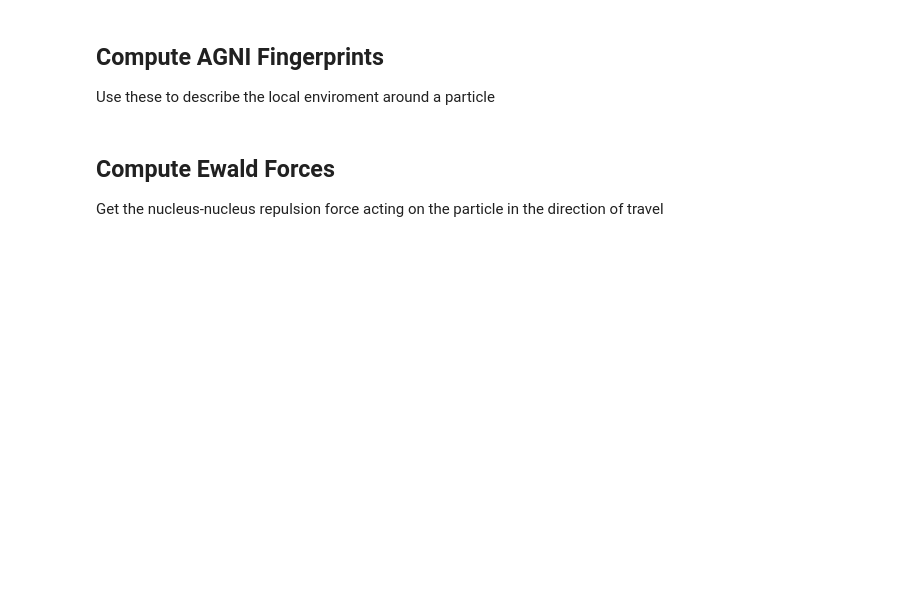
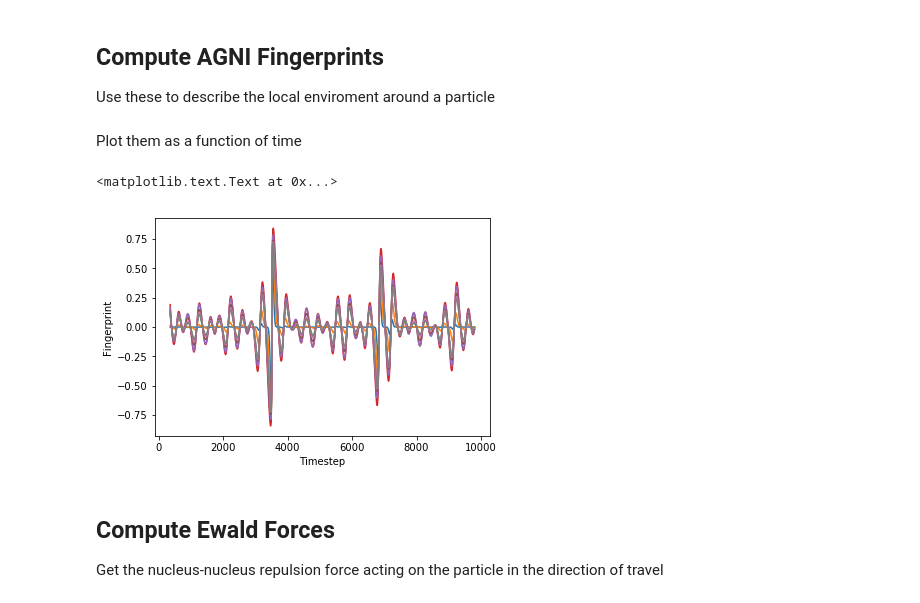
Before and after one commit to globus-labs/stopping-power-ml, a Jupyter notebook: generate-training-set.ipynb, the cells around one changed output. Cells and saved outputs as stored; diff of their text form; code cells hidden in the pictures; blank space fills up the shorter version.

```diff
--- a/generate-training-set.ipynb
+++ b/generate-training-set.ipynb
@@ -215,5 +149,20 @@ labels = ['AGNI_eta=%.2e'%x for x in agni.etas]
-# %%
-data = data.assign(**dict(zip(labels,zip(*[get_agni_fingerprints(x) for x in tqdm(data['atoms'])]))))
+# %%
+agni_features = ProjectedAGNIFingerprints(etas=np.logspace(np.log10(0.8), np.log10(16), 8))
+# %%
+data = agni_features.featurize_dataframe(data, 'atoms')
+# %% [markdown]
+Plot them as a function of time
+# %%
+fig, ax = plt.subplots()
+
+for l in agni_features.feature_labels():
+    ax.plot(data['timestep'], data[l], label=l)
+
+ax.set_ylabel('Fingerprint')
+ax.set_xlabel('Timestep')
+# %% [output]
+<matplotlib.text.Text at 0x...>
+[figure, added]
 # %% [markdown]
 ## Compute Ewald Forces
 Get the nucleus-nucleus repulsion force acting on the particle in the direction of travel
```
Also changed, not shown: parts of 34 cells of this notebook, 5 other files.
